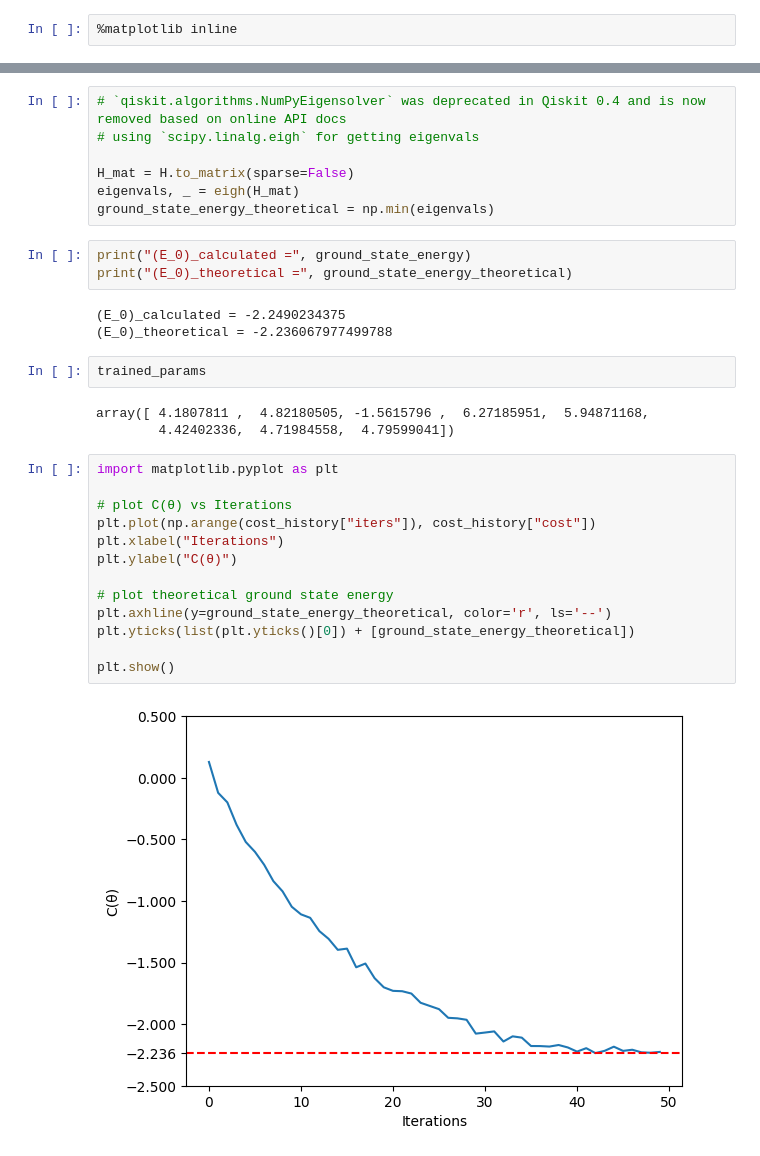
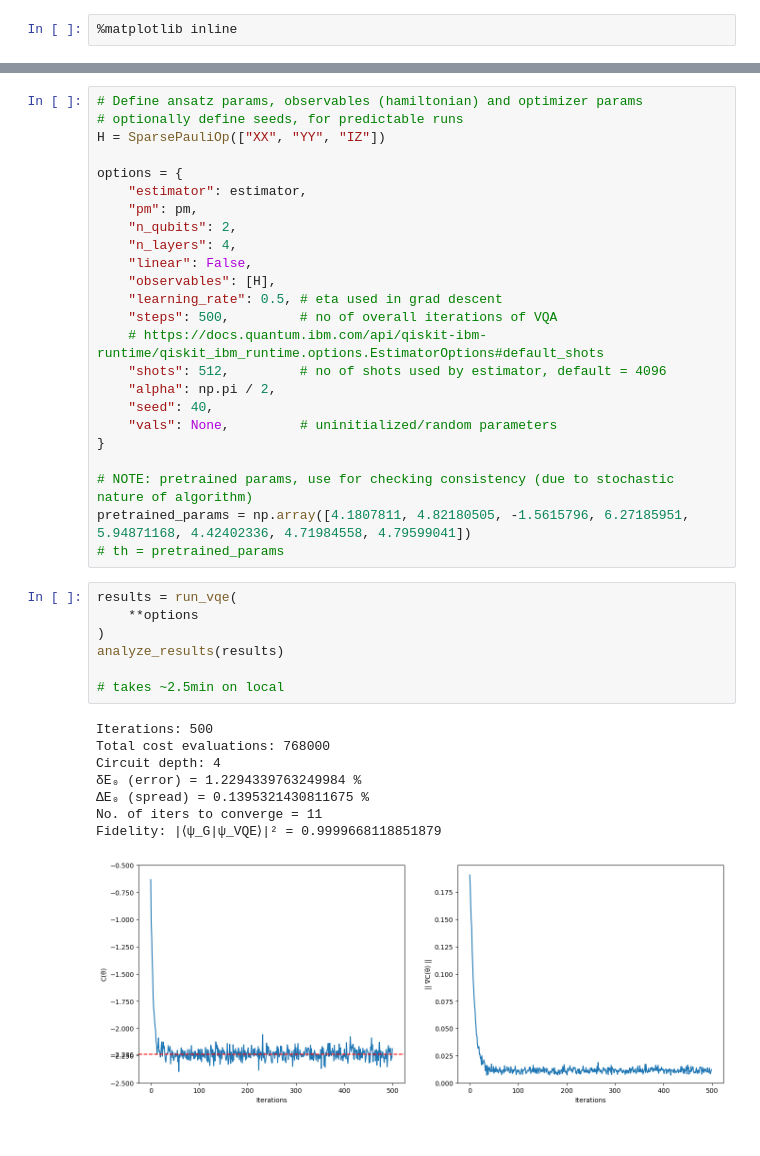
Before and after one commit to sushantpadha/intro_to_qml, a Jupyter notebook: week2.ipynb, the cells around one changed output, grey strips where cells are left out. Drawn from its saved outputs; the diff is of its cells as text.

```diff
--- a/week2.ipynb
+++ b/week2.ipynb
@@ -247,33 +474,40 @@ _ = optimized_circuit.draw(output='mpl')
-# %%
-# `qiskit.algorithms.NumPyEigensolver` was deprecated in Qiskit 0.4 and is now removed based on online API docs
-# using `scipy.linalg.eigh` for getting eigenvals
-
-H_mat = H.to_matrix(sparse=False)
-eigenvals, _ = eigh(H_mat)
-ground_state_energy_theoretical = np.min(eigenvals)
-# %%
-print("(E_0)_calculated =", ground_state_energy)
-print("(E_0)_theoretical =", ground_state_energy_theoretical)
-# %% [output]
-(E_0)_calculated = -2.2490234375
-(E_0)_theoretical = -2.236067977499788
-# %%
-trained_params
-# %% [output]
-array([ 4.1807811 ,  4.82180505, -1.5615796 ,  6.27185951,  5.94871168,
-        4.42402336,  4.71984558,  4.79599041])
-# %%
-import matplotlib.pyplot as plt
-
-# plot C(θ) vs Iterations
-plt.plot(np.arange(cost_history["iters"]), cost_history["cost"])
-plt.xlabel("Iterations")
-plt.ylabel("C(θ)")
-
-# plot theoretical ground state energy
-plt.axhline(y=ground_state_energy_theoretical, color='r', ls='--')
-plt.yticks(list(plt.yticks()[0]) + [ground_state_energy_theoretical])
-
-plt.show()
-# %% [output]
-[figure, removed]
+# %%
+# Define ansatz params, observables (hamiltonian) and optimizer params
+# optionally define seeds, for predictable runs
+H = SparsePauliOp(["XX", "YY", "IZ"])
+
+options = {
+    "estimator": estimator,
+    "pm": pm,
+    "n_qubits": 2,
+    "n_layers": 4,
+    "linear": False,
+    "observables": [H],
+    "learning_rate": 0.5, # eta used in grad descent
+    "steps": 500,         # no of overall iterations of VQA
+    # https://docs.quantum.ibm.com/api/qiskit-ibm-runtime/qiskit_ibm_runtime.options.EstimatorOptions#default_shots
+    "shots": 512,         # no of shots used by estimator, default = 4096
+    "alpha": np.pi / 2,
+    "seed": 40,
+    "vals": None,         # uninitialized/random parameters
+}
+
+# NOTE: pretrained params, use for checking consistency (due to stochastic nature of algorithm)
+pretrained_params = np.array([4.1807811, 4.82180505, -1.5615796, 6.27185951, 5.94871168, 4.42402336, 4.71984558, 4.79599041])
+# th = pretrained_params
+# %%
+results = run_vqe(
+    **options
+)
+analyze_results(results)
+
+# takes ~2.5min on local
+# %% [output]
+Iterations: 500
+Total cost evaluations: 768000
+Circuit depth: 4
+δE₀ (error) = 1.2294339763249984 %
+ΔE₀ (spread) = 0.1395321430811675 %
+No. of iters to converge = 11
+Fidelity: |⟨ψ_G|ψ_VQE⟩|² = 0.9999668118851879
+[figure, added]
```
Also changed, not shown: parts of 28 cells of this notebook, 3 other files.
